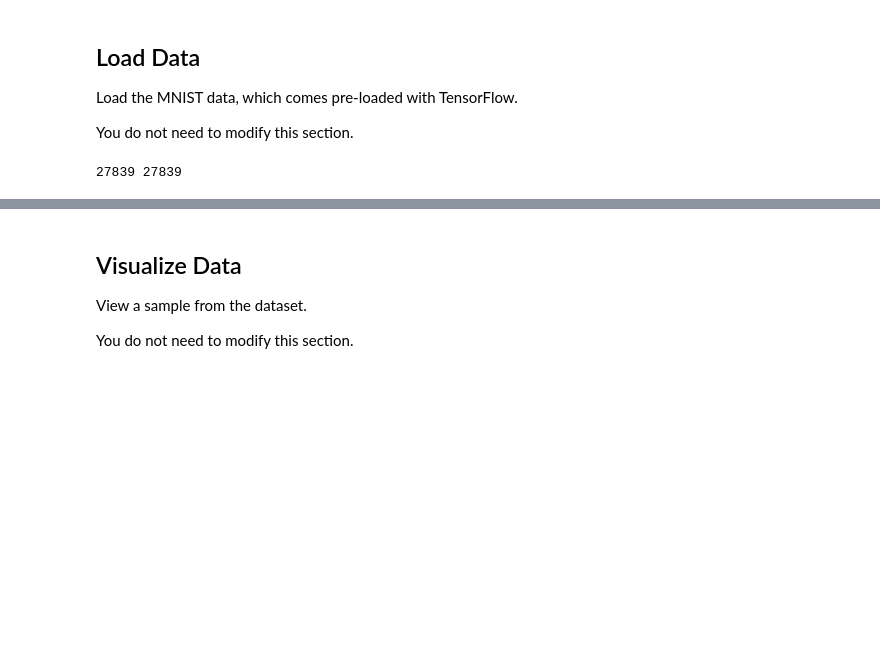
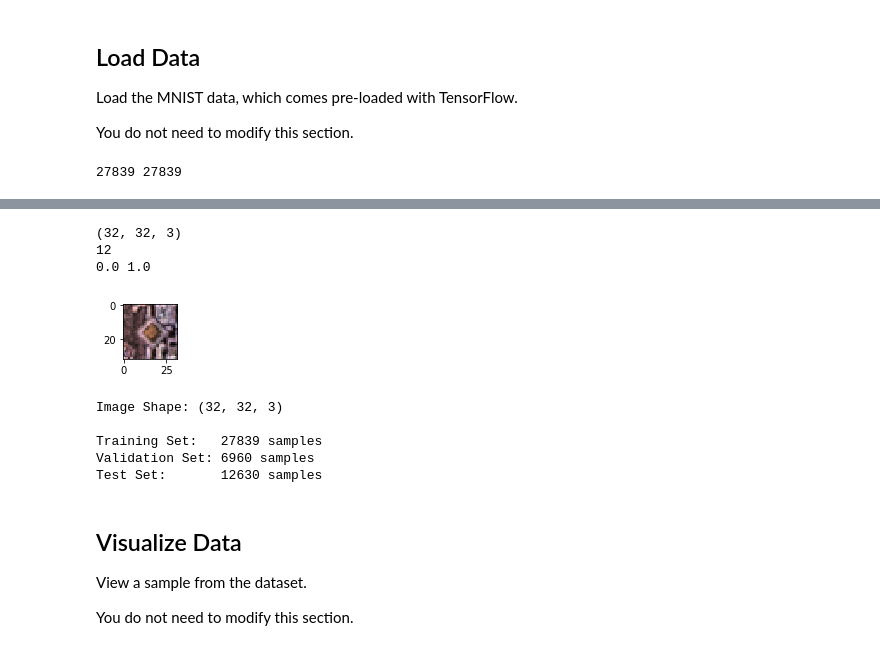
Before and after one commit to SRKarimov/SDCND-T1-P4-TrafficSignsClassifier, a Jupyter notebook: LeNet-Lab-Traffic-Signs-Classifier.ipynb, the cells around one changed output, grey strips where cells are left out. Drawn from its saved outputs; the diff is of its cells as text; code cells hidden in the pictures; blank space fills up the shorter version.

```diff
--- a/LeNet-Lab-Traffic-Signs-Classifier.ipynb
+++ b/LeNet-Lab-Traffic-Signs-Classifier.ipynb
@@ -42,8 +42,8 @@ from skimage import color
 
 def preprocessor_image(img):
     image = exposure.equalize_adapthist(img, clip_limit = 0.03)
-    img = color.rgb2gray(image).reshape(image.shape[0], image.shape[1], 1)
-    return img
+#    img = color.rgb2gray(image).reshape(image.shape[0], image.shape[1], 1)
+    return image
 
 def preprocessor_data(data):
     return np.array([preprocessor_image(image) for image in data])
@@ -71,10 +79,15 @@ print(image.min(), image.max())
 # %%
 # img = preprocessor_image(X_train[index])
 print(X_train[index].shape)
 plt.figure(figsize=(1,1))
-plt.imshow(X_train[index].squeeze(), cmap = 'gray')
+plt.imshow(X_train[index].squeeze())
 print(y_train[index])
 print(image.min(), image.max())
+# %% [output]
+(32, 32, 3)
+12
+0.0 1.0
+[figure, added]
 # %%
 assert(len(X_train) == len(y_train))
 assert(len(X_validation) == len(y_validation))
@@ -86,6 +99,12 @@ print()
 print("Training Set:   {} samples".format(len(X_train)))
 print("Validation Set: {} samples".format(len(X_validation)))
 print("Test Set:       {} samples".format(len(X_test)))
+# %% [output]
+Image Shape: (32, 32, 3)
+
+Training Set:   27839 samples
+Validation Set: 6960 samples
+Test Set:       12630 samples
 # %% [markdown]
 ## Visualize Data
 
```
Also changed, not shown: parts of 11 cells of this notebook, 3 other files.
